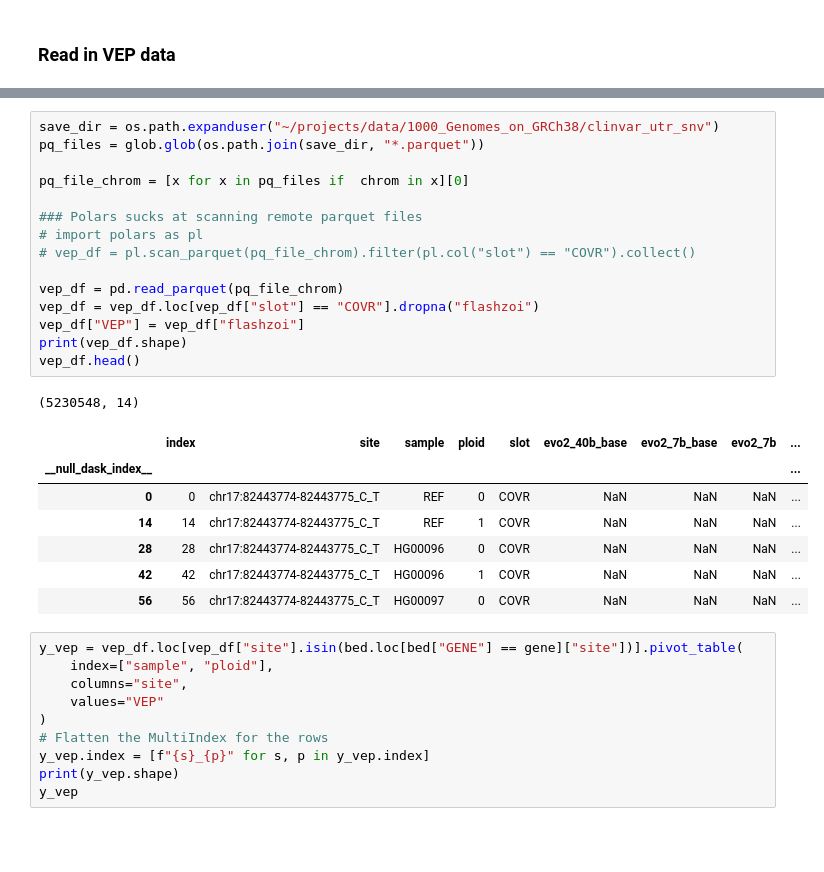
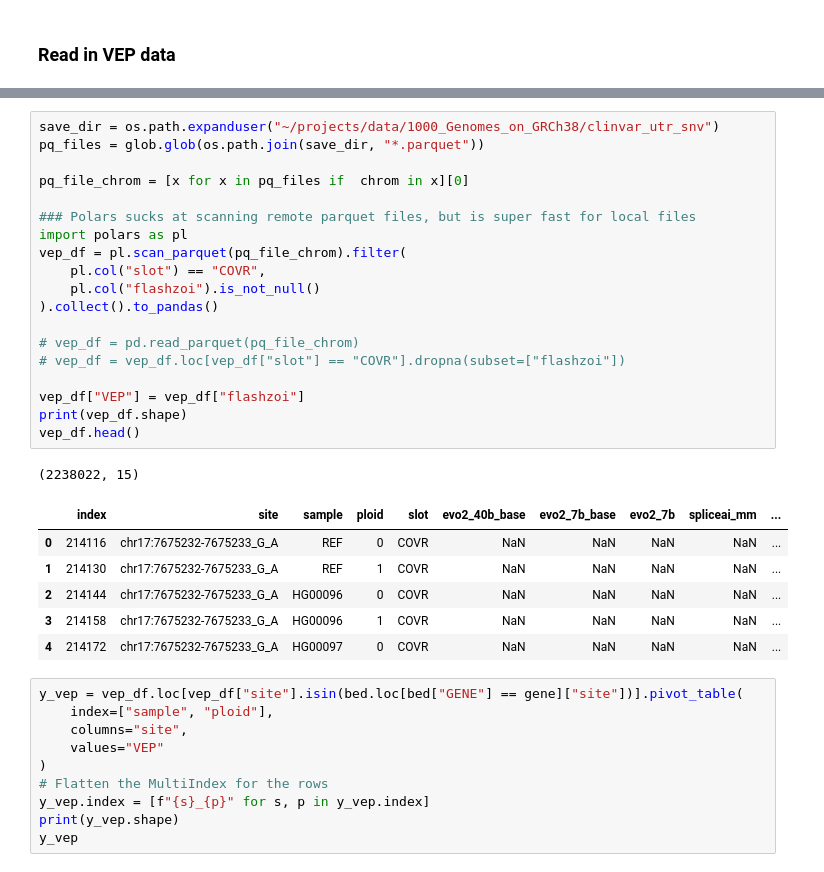
Before and after one commit to bschilder/VEP_DNA, a Jupyter notebook: notebooks/variant_attribution.ipynb, the cells around one changed output, grey strips where cells are left out. Saved outputs shown, nothing was run; the diff lists cells and outputs as text; blank space fills up the shorter version.

Commit message:
read parquet with polars

```diff
--- a/notebooks/variant_attribution.ipynb
+++ b/notebooks/variant_attribution.ipynb
@@ -456,27 +470,30 @@ plt.show()
 # %%
 save_dir = os.path.expanduser("~/projects/data/1000_Genomes_on_GRCh38/clinvar_utr_snv")
 pq_files = glob.glob(os.path.join(save_dir, "*.parquet"))
 
 pq_file_chrom = [x for x in pq_files if  chrom in x][0]
 
-### Polars sucks at scanning remote parquet files
-# import polars as pl
-# vep_df = pl.scan_parquet(pq_file_chrom).filter(pl.col("slot") == "COVR").collect()
+### Polars sucks at scanning remote parquet files, but is super fast for local files
+import polars as pl
+vep_df = pl.scan_parquet(pq_file_chrom).filter(
+    pl.col("slot") == "COVR",
+    pl.col("flashzoi").is_not_null()
+).collect().to_pandas()
 
-vep_df = pd.read_parquet(pq_file_chrom)
-vep_df = vep_df.loc[vep_df["slot"] == "COVR"].dropna("flashzoi")
+# vep_df = pd.read_parquet(pq_file_chrom)
+# vep_df = vep_df.loc[vep_df["slot"] == "COVR"].dropna(subset=["flashzoi"])
+
 vep_df["VEP"] = vep_df["flashzoi"]
 print(vep_df.shape)
 vep_df.head()
 # %% [output]
-(5230548, 14)
+(2238022, 15)
-|  | index | site | sample | ploid | slot | evo2_40b_base | evo2_7b_base | evo2_7b | ... |
-| __null_dask_index__ |  |  |  |  |  |  |  |  | ... |
-| 0 | 0 | chr17:82443774-82443775_C_T | REF | 0 | COVR | NaN | NaN | NaN | ... |
-| 14 | 14 | chr17:82443774-82443775_C_T | REF | 1 | COVR | NaN | NaN | NaN | ... |
-| 28 | 28 | chr17:82443774-82443775_C_T | HG00096 | 0 | COVR | NaN | NaN | NaN | ... |
-| 42 | 42 | chr17:82443774-82443775_C_T | HG00096 | 1 | COVR | NaN | NaN | NaN | ... |
-| 56 | 56 | chr17:82443774-82443775_C_T | HG00097 | 0 | COVR | NaN | NaN | NaN | ... |
+|  | index | site | sample | ploid | slot | evo2_40b_base | evo2_7b_base | evo2_7b | spliceai_mm | ... |
+| 0 | 214116 | chr17:7675232-7675233_G_A | REF | 0 | COVR | NaN | NaN | NaN | NaN | ... |
+| 1 | 214130 | chr17:7675232-7675233_G_A | REF | 1 | COVR | NaN | NaN | NaN | NaN | ... |
+| 2 | 214144 | chr17:7675232-7675233_G_A | HG00096 | 0 | COVR | NaN | NaN | NaN | NaN | ... |
+| 3 | 214158 | chr17:7675232-7675233_G_A | HG00096 | 1 | COVR | NaN | NaN | NaN | NaN | ... |
+| 4 | 214172 | chr17:7675232-7675233_G_A | HG00097 | 0 | COVR | NaN | NaN | NaN | NaN | ... |
 # %%
 y_vep = vep_df.loc[vep_df["site"].isin(bed.loc[bed["GENE"] == gene]["site"])].pivot_table(
     index=["sample", "ploid"],
```
Also changed, not shown: parts of 16 cells of this notebook, 1 other file.
